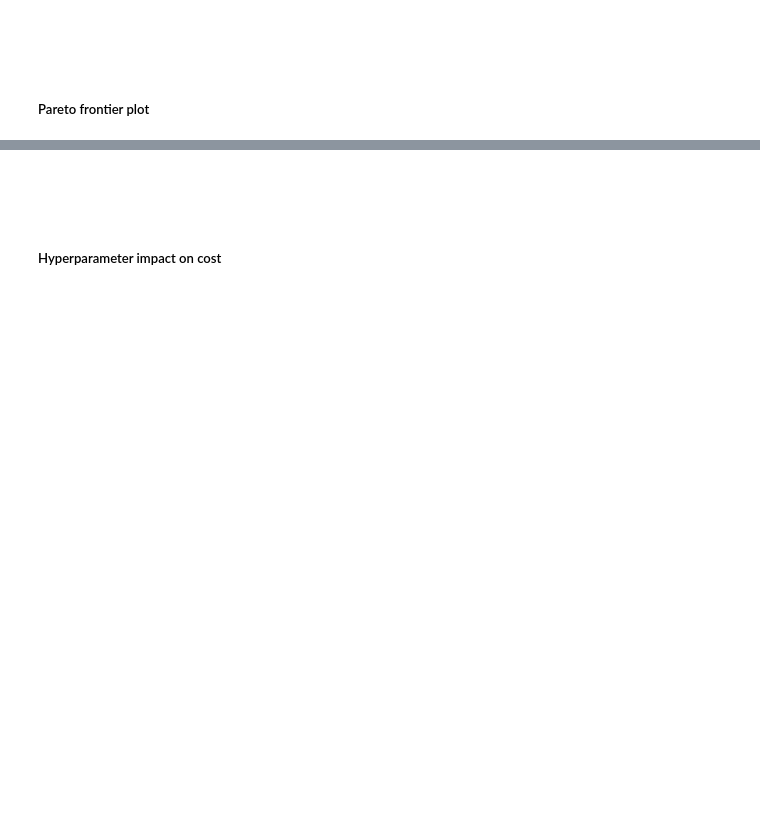
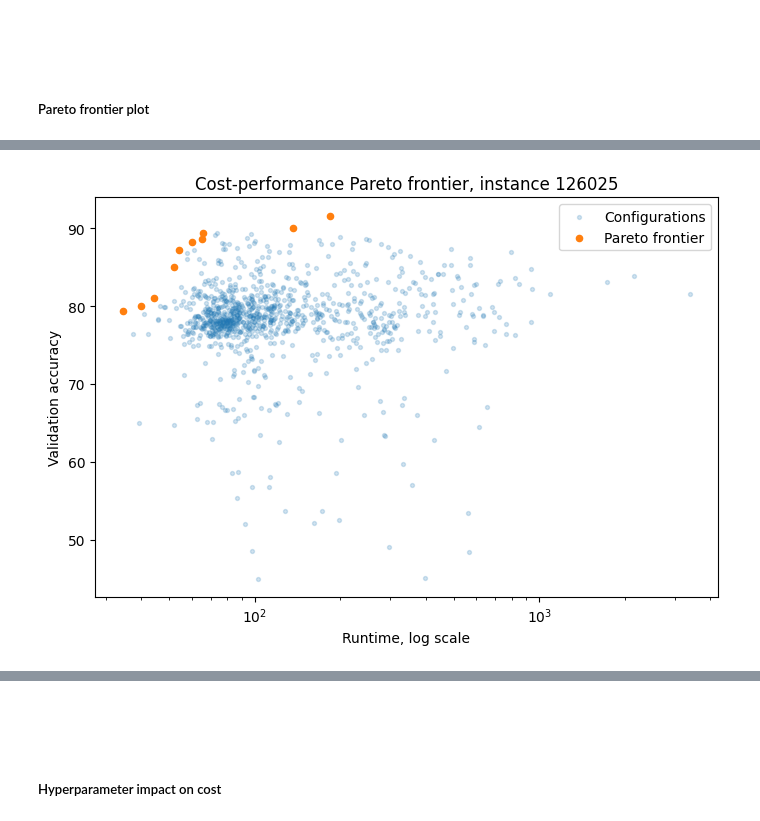
Before and after one commit to yungtoby/master-thesis-code, a Jupyter notebook: notebooks/explore_yahpo_costs.ipynb, the cells around one changed output, grey strips where cells are left out. Saved outputs shown, nothing was run; the diff lists cells and outputs as text; code cells hidden in the pictures; blank space fills up the shorter version.

```diff
--- a/notebooks/explore_yahpo_costs.ipynb
+++ b/notebooks/explore_yahpo_costs.ipynb
@@ -379,0 +391,17 @@ plt.show()
+# %%
+instance = "126025"
+g = df[df["instance"].astype(str) == instance]
+front = pareto_frontier(g)
+
+plt.figure(figsize=(7, 5))
+plt.scatter(g["time"], g["val_accuracy"], alpha=0.2, s=8, label="Configurations")
+plt.scatter(front["time"], front["val_accuracy"], s=20, label="Pareto frontier")
+plt.xscale("log")
+plt.xlabel("Runtime, log scale")
+plt.ylabel("Validation accuracy")
+plt.title(f"Cost-performance Pareto frontier, instance {instance}")
+plt.legend()
+plt.tight_layout()
+plt.show()
+# %% [output]
+[figure, added]
```
Also changed, not shown: parts of 10 cells of this notebook.
